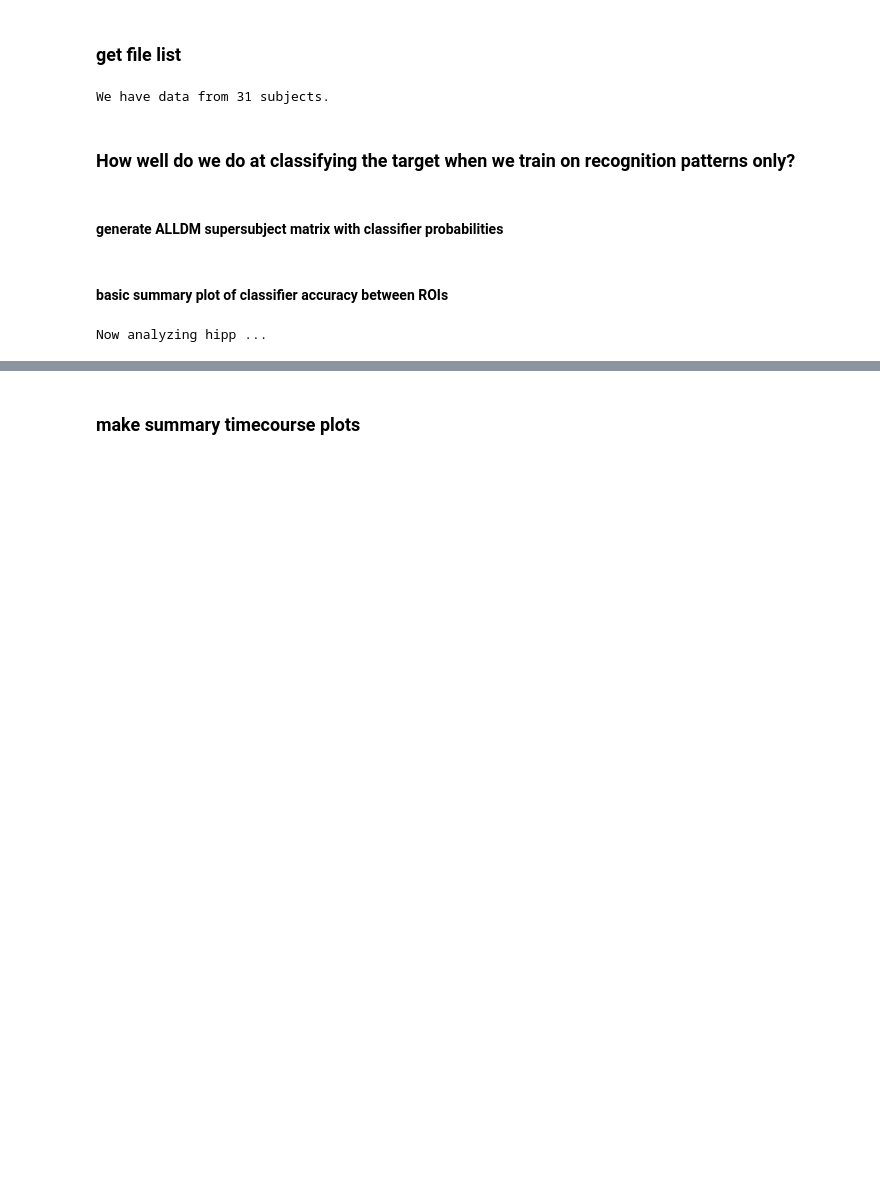
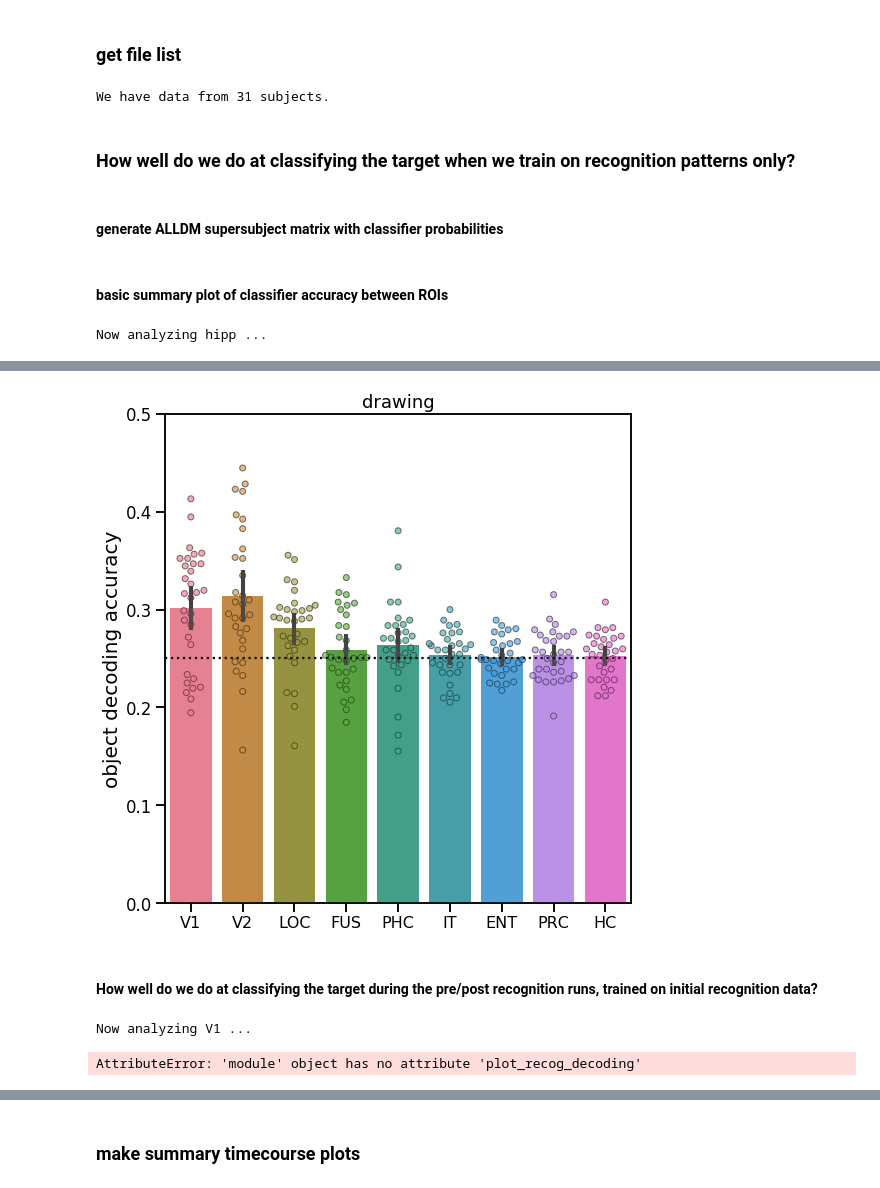
Before and after one commit to cogtoolslab/neurosketch, a Jupyter notebook: ipynb/golden/2_object_evidence_during_drawing.ipynb, the cells around one changed output, grey strips where cells are left out. Cells and saved outputs as stored; diff of their text form; code cells hidden in the pictures; blank space fills up the shorter version.

Commit message:
init decoding analysis prepost

```diff
--- a/ipynb/golden/2_object_evidence_during_drawing.ipynb
+++ b/ipynb/golden/2_object_evidence_during_drawing.ipynb
@@ -147,7 +147,7 @@ if really_run:
     ALLDM, Acc = h.make_drawing_predictions(sub_list,roi_list_recog,
                                             version=version,logged=logged)
     ## save out Acc
-    np.save(os.path.join(results_dir,'decoding_object_accuracy_production.csv'),Acc)
+    np.save(os.path.join(results_dir,'decoding_object_accuracy_production.npy'),Acc)
 # %% [output]
 Now analyzing hipp ...
 # %%
@@ -200,0 +200,22 @@ plt.savefig(out_path,format='pdf')
+# %%
+plot_draw_decoding()
+# %% [output]
+[figure, added]
+# %% [markdown]
+#### How well do we do at classifying the target during the pre/post recognition runs, trained on initial recognition data?
+# %%
+reload(h)
+logged = True
+version = '4way'
+test_phase = 'pre'
+
+PRECLF, Accpre = h.make_prepostrecog_predictions(sub_list,roi_list_recog,test_phase='pre',logged=logged)
+POSTCLF, Accpost = h.make_prepostrecog_predictions(sub_list,roi_list_recog,test_phase='post',logged=logged)
+## save out dataframe
+PRECLF.to_csv(os.path.join(results_dir,'logistic_timeseries_{}_neural_{}_{}.csv'.format('pre',version,'logged')),index=False) ## train recog, test drawing run
+POSTCLF.to_csv(os.path.join(results_dir,'logistic_timeseries_{}_neural_{}_{}.csv'.format('post',version,'logged')),index=False) ## train recog, test drawing run
+## save out Acc
+np.save(os.path.join(results_dir,'decoding_object_accuracy_recog_pre.npy'),Accpre)
+np.save(os.path.join(results_dir,'decoding_object_accuracy_recog_post.npy'),Accpost)
+# %% [output]
+Now analyzing V1 ...
@@ -200,0 +269,4 @@ plt.savefig(out_path,format='pdf')
+# %%
+plot_recog_decoding(test_phase='pre')
+# %% [output]
+AttributeError: 'module' object has no attribute 'plot_recog_decoding'
```
Also changed, not shown: parts of 7 cells of this notebook, 2 other files.
